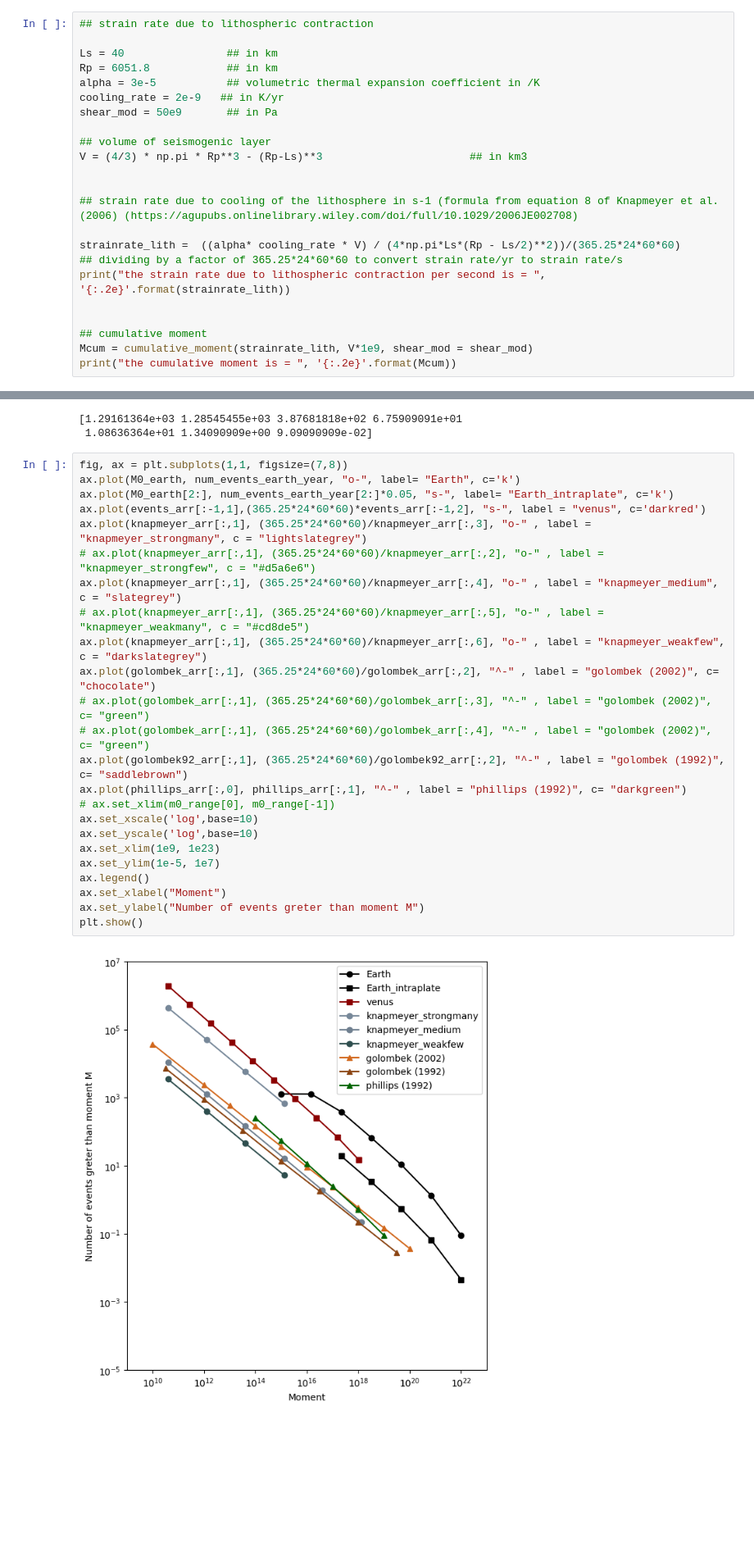
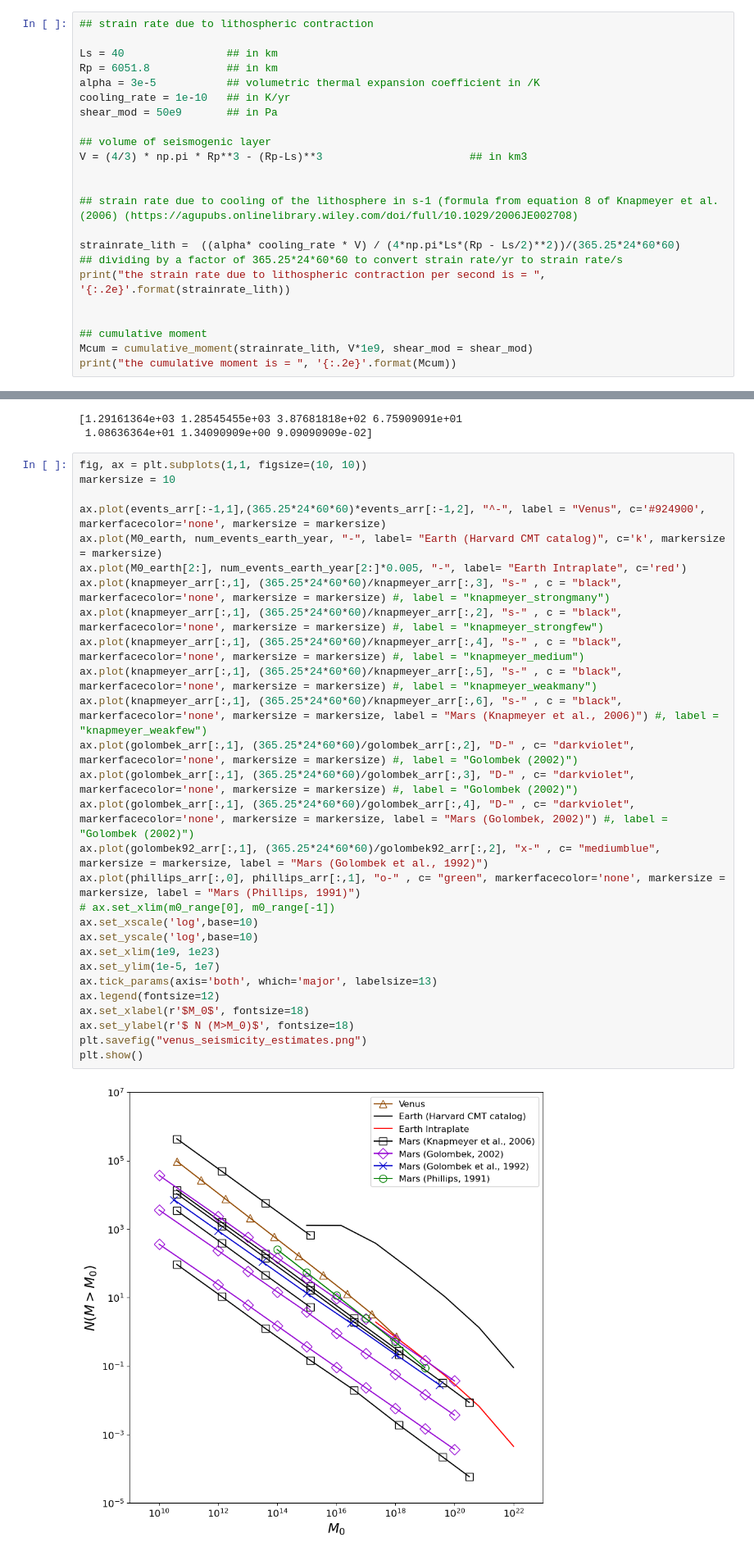
Before and after one commit to iganache/venusquakes, a Jupyter notebook: strainrates_deadplanet.ipynb, the cells around one changed output, grey strips where cells are left out. Shown at 82% size. Cells and saved outputs as stored; diff of their text form; blank space fills up the shorter version.

```diff
--- a/strainrates_deadplanet.ipynb
+++ b/strainrates_deadplanet.ipynb
@@ -53,7 +53,7 @@ def numevents_year(m0_min, m0_max, adot, beta=0.67):
 Ls = 40                ## in km
 Rp = 6051.8            ## in km
 alpha = 3e-5           ## volumetric thermal expansion coefficient in /K
-cooling_rate = 2e-9   ## in K/yr
+cooling_rate = 1e-10   ## in K/yr
 shear_mod = 50e9       ## in Pa
 
 ## volume of seismogenic layer
@@ -249,28 +249,32 @@ print(num_events_earth_year)
 [1.29161364e+03 1.28545455e+03 3.87681818e+02 6.75909091e+01
  1.08636364e+01 1.34090909e+00 9.09090909e-02]
 # %%
-fig, ax = plt.subplots(1,1, figsize=(7,8))
-ax.plot(M0_earth, num_events_earth_year, "o-", label= "Earth", c='k')
-ax.plot(M0_earth[2:], num_events_earth_year[2:]*0.05, "s-", label= "Earth_intraplate", c='k')
-ax.plot(events_arr[:-1,1],(365.25*24*60*60)*events_arr[:-1,2], "s-", label = "venus", c='darkred')
-ax.plot(knapmeyer_arr[:,1], (365.25*24*60*60)/knapmeyer_arr[:,3], "o-" , label = "knapmeyer_strongmany", c = "lightslategrey")
-# ax.plot(knapmeyer_arr[:,1], (365.25*24*60*60)/knapmeyer_arr[:,2], "o-" , label = "knapmeyer_strongfew", c = "#d5a6e6")
-ax.plot(knapmeyer_arr[:,1], (365.25*24*60*60)/knapmeyer_arr[:,4], "o-" , label = "knapmeyer_medium", c = "slategrey")
-# ax.plot(knapmeyer_arr[:,1], (365.25*24*60*60)/knapmeyer_arr[:,5], "o-" , label = "knapmeyer_weakmany", c = "#cd8de5")
-ax.plot(knapmeyer_arr[:,1], (365.25*24*60*60)/knapmeyer_arr[:,6], "o-" , label = "knapmeyer_weakfew", c = "darkslategrey")
-ax.plot(golombek_arr[:,1], (365.25*24*60*60)/golombek_arr[:,2], "^-" , label = "golombek (2002)", c= "chocolate")
-# ax.plot(golombek_arr[:,1], (365.25*24*60*60)/golombek_arr[:,3], "^-" , label = "golombek (2002)", c= "green")
-# ax.plot(golombek_arr[:,1], (365.25*24*60*60)/golombek_arr[:,4], "^-" , label = "golombek (2002)", c= "green")
-ax.plot(golombek92_arr[:,1], (365.25*24*60*60)/golombek92_arr[:,2], "^-" , label = "golombek (1992)", c= "saddlebrown")
-ax.plot(phillips_arr[:,0], phillips_arr[:,1], "^-" , label = "phillips (1992)", c= "darkgreen")
+fig, ax = plt.subplots(1,1, figsize=(10, 10))
+markersize = 10
+
+ax.plot(events_arr[:-1,1],(365.25*24*60*60)*events_arr[:-1,2], "^-", label = "Venus", c='#924900', markerfacecolor='none', markersize = markersize)
+ax.plot(M0_earth, num_events_earth_year, "-", label= "Earth (Harvard CMT catalog)", c='k', markersize = markersize)
+ax.plot(M0_earth[2:], num_events_earth_year[2:]*0.005, "-", label= "Earth Intraplate", c='red')
+ax.plot(knapmeyer_arr[:,1], (365.25*24*60*60)/knapmeyer_arr[:,3], "s-" , c = "black", markerfacecolor='none', markersize = markersize) #, label = "knapmeyer_strongmany")
+ax.plot(knapmeyer_arr[:,1], (365.25*24*60*60)/knapmeyer_arr[:,2], "s-" , c = "black", markerfacecolor='none', markersize = markersize) #, label = "knapmeyer_strongfew")
+ax.plot(knapmeyer_arr[:,1], (365.25*24*60*60)/knapmeyer_arr[:,4], "s-" , c = "black", markerfacecolor='none', markersize = markersize) #, label = "knapmeyer_medium")
+ax.plot(knapmeyer_arr[:,1], (365.25*24*60*60)/knapmeyer_arr[:,5], "s-" , c = "black", markerfacecolor='none', markersize = markersize) #, label = "knapmeyer_weakmany")
+ax.plot(knapmeyer_arr[:,1], (365.25*24*60*60)/knapmeyer_arr[:,6], "s-" , c = "black", markerfacecolor='none', markersize = markersize, label = "Mars (Knapmeyer et al., 2006)") #, label = "knapmeyer_weakfew")
+ax.plot(golombek_arr[:,1], (365.25*24*60*60)/golombek_arr[:,2], "D-" , c= "darkviolet", markerfacecolor='none', markersize = markersize) #, label = "Golombek (2002)")
+ax.plot(golombek_arr[:,1], (365.25*24*60*60)/golombek_arr[:,3], "D-" , c= "darkviolet", markerfacecolor='none', markersize = markersize) #, label = "Golombek (2002)")
+ax.plot(golombek_arr[:,1], (365.25*24*60*60)/golombek_arr[:,4], "D-" , c= "darkviolet", markerfacecolor='none', markersize = markersize, label = "Mars (Golombek, 2002)") #, label = "Golombek (2002)")
+ax.plot(golombek92_arr[:,1], (365.25*24*60*60)/golombek92_arr[:,2], "x-" , c= "mediumblue", markersize = markersize, label = "Mars (Golombek et al., 1992)")
+ax.plot(phillips_arr[:,0], phillips_arr[:,1], "o-" , c= "green", markerfacecolor='none', markersize = markersize, label = "Mars (Phillips, 1991)")
 # ax.set_xlim(m0_range[0], m0_range[-1])
 ax.set_xscale('log',base=10)
 ax.set_yscale('log',base=10)
 ax.set_xlim(1e9, 1e23)
 ax.set_ylim(1e-5, 1e7)
-ax.legend()
-ax.set_xlabel("Moment")
-ax.set_ylabel("Number of events greter than moment M")
+ax.tick_params(axis='both', which='major', labelsize=13)
+ax.legend(fontsize=12)
+ax.set_xlabel(r'$M_0$', fontsize=18)
+ax.set_ylabel(r'$ N (M>M_0)$', fontsize=18)
+plt.savefig("venus_seismicity_estimates.png")
 plt.show()
 # %% [output]
-[figure, old version]
+[figure, new version]
```
Also changed, not shown: parts of 2 cells of this notebook, 2 other files.
